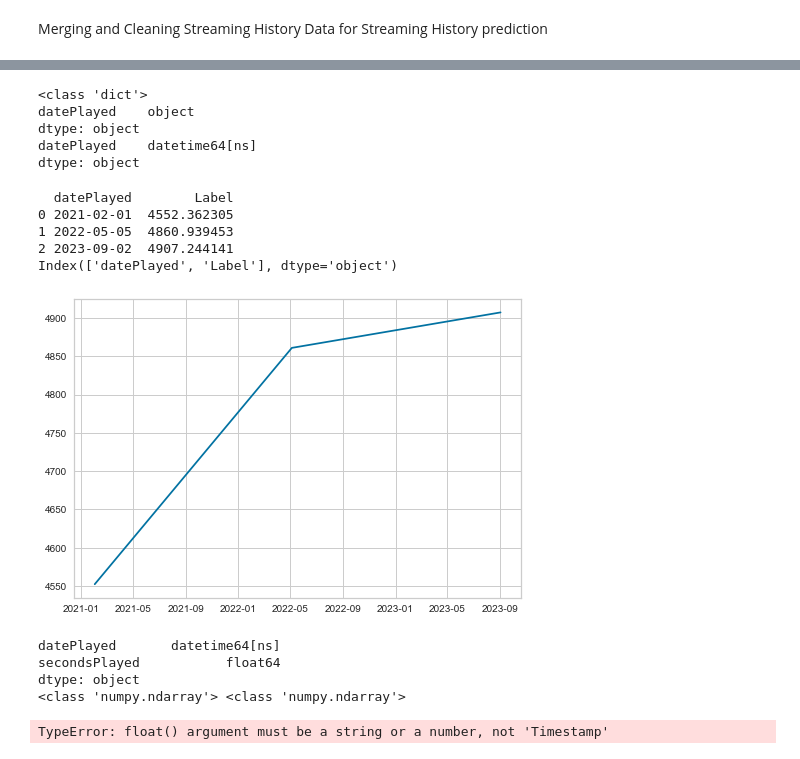
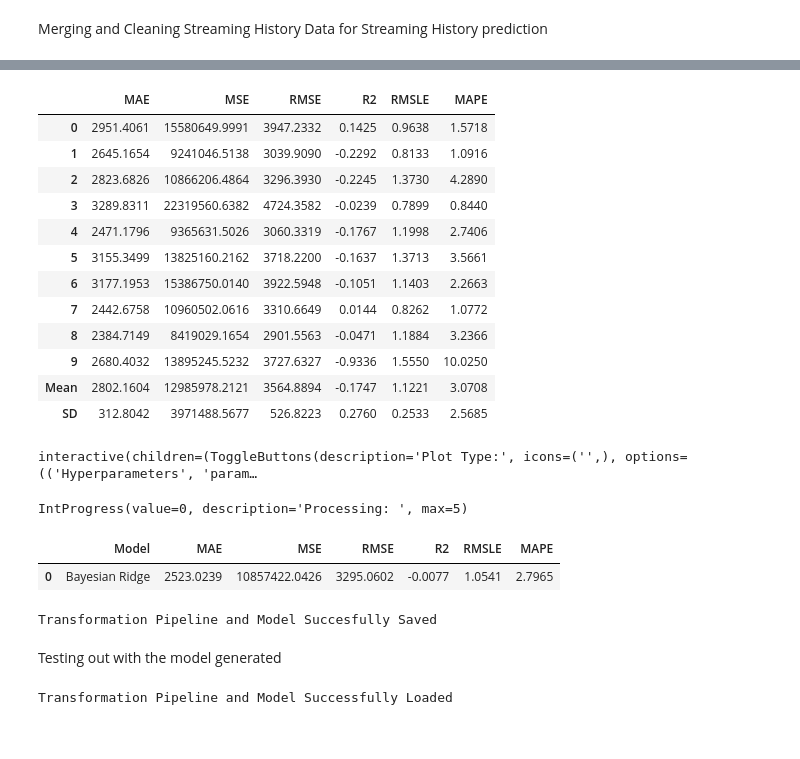
Before and after one commit to santhosh-d/spotanalyst, a Jupyter notebook: predict_stream_history.ipynb, the cells around one changed output, grey strips where cells are left out. Cells and saved outputs as stored; diff of their text form; code cells hidden in the pictures.

```diff
--- a/predict_stream_history.ipynb
+++ b/predict_stream_history.ipynb
@@ -30,4 +82,18 @@ tuned_en=tune_model(en,optimize="MAE")
 # %%
-bagged_en = ensemble_model(en, method = 'Bagging')
+# bagged_br = ensemble_model(tuned_br, method = 'Bagging')
 # train a adaboost classifier on dt with 100 estimators
-boosted_en = ensemble_model(en, method = 'Boosting', n_estimators = 100)
+further_tuned_br = ensemble_model(br, method = 'Boosting', n_estimators = 100)
+# %% [output]
+|  | MAE | MSE | RMSE | R2 | RMSLE | MAPE |
+| 0 | 2951.4061 | 15580649.9991 | 3947.2332 | 0.1425 | 0.9638 | 1.5718 |
+| 1 | 2645.1654 | 9241046.5138 | 3039.9090 | -0.2292 | 0.8133 | 1.0916 |
+| 2 | 2823.6826 | 10866206.4864 | 3296.3930 | -0.2245 | 1.3730 | 4.2890 |
+| 3 | 3289.8311 | 22319560.6382 | 4724.3582 | -0.0239 | 0.7899 | 0.8440 |
+| 4 | 2471.1796 | 9365631.5026 | 3060.3319 | -0.1767 | 1.1998 | 2.7406 |
+| 5 | 3155.3499 | 13825160.2162 | 3718.2200 | -0.1637 | 1.3713 | 3.5661 |
+| 6 | 3177.1953 | 15386750.0140 | 3922.5948 | -0.1051 | 1.1403 | 2.2663 |
+| 7 | 2442.6758 | 10960502.0616 | 3310.6649 | 0.0144 | 0.8262 | 1.0772 |
+| 8 | 2384.7149 | 8419029.1654 | 2901.5563 | -0.0471 | 1.1884 | 3.2366 |
+| 9 | 2680.4032 | 13895245.5232 | 3727.6327 | -0.9336 | 1.5550 | 10.0250 |
+| Mean | 2802.1604 | 12985978.2121 | 3564.8894 | -0.1747 | 1.1221 | 3.0708 |
+| SD | 312.8042 | 3971488.5677 | 526.8223 | 0.2760 | 0.2533 | 2.5685 |
@@ -36,2 +100,5 @@ plot_model(en,plot='learning')
 # %%
-evaluate_model(en)
+evaluate_model(further_tuned_br)
+# %% [output]
+interactive(children=(ToggleButtons(description='Plot Type:', icons=('',), options=(('Hyperparameters', 'param…
+IntProgress(value=0, description='Processing: ', max=5)
@@ -40,39 +105,16 @@ lr_pred_holdout = predict_model(en)
-# %%
-reg_data={'datePlayed':['02-01-2021','05-05-2022','09-02-2023']}
-print(type(reg_data))
-new_data=pd.DataFrame(reg_data)
-print(new_data.dtypes)
-new_data['datePlayed']=pd.to_datetime(new_data['datePlayed'])
-print(new_data.dtypes)
-# %% [output]
-<class 'dict'>
-datePlayed    object
-dtype: object
-datePlayed    datetime64[ns]
-dtype: object
-# %%
-lr_pred_new = predict_model(en, data = new_data)
-print(lr_pred_new)
-print(lr_pred_new.columns)
-plt.plot(new_data,lr_pred_new['Label'])
-plt.show()
-# %% [output]
-  datePlayed        Label
-0 2021-02-01  4552.362305
-1 2022-05-05  4860.939453
-2 2023-09-02  4907.244141
-Index(['datePlayed', 'Label'], dtype='object')
-[figure, removed]
-# %%
-print(df.dtypes)
-x=df.to_numpy()
-y=df.to_numpy()
-print(type(x),type(y))
-reg=LinearRegression().fit(x,y)
-reg.score()
-# %% [output]
-datePlayed       datetime64[ns]
-secondsPlayed           float64
-dtype: object
-<class 'numpy.ndarray'> <class 'numpy.ndarray'>
-TypeError: float() argument must be a string or a number, not 'Timestamp'
+# %%
+predicted_df = predict_model(further_tuned_br)
+# %% [output]
+|  | Model | MAE | MSE | RMSE | R2 | RMSLE | MAPE |
+| 0 | Bayesian Ridge | 2523.0239 | 10857422.0426 | 3295.0602 | -0.0077 | 1.0541 | 2.7965 |
+# %%
+finalized_br=finalize_model(further_tuned_br)
+stream_history_model=save_model(finalized_br,'streamhistory_model')
+# %% [output]
+Transformation Pipeline and Model Succesfully Saved
+# %% [markdown]
+Testing out with the model generated
+# %%
+history_predicted=load_model('streamhistory_model')
+# %% [output]
+Transformation Pipeline and Model Successfully Loaded
```
Also changed, not shown: parts of 12 cells of this notebook, 9 other files.
